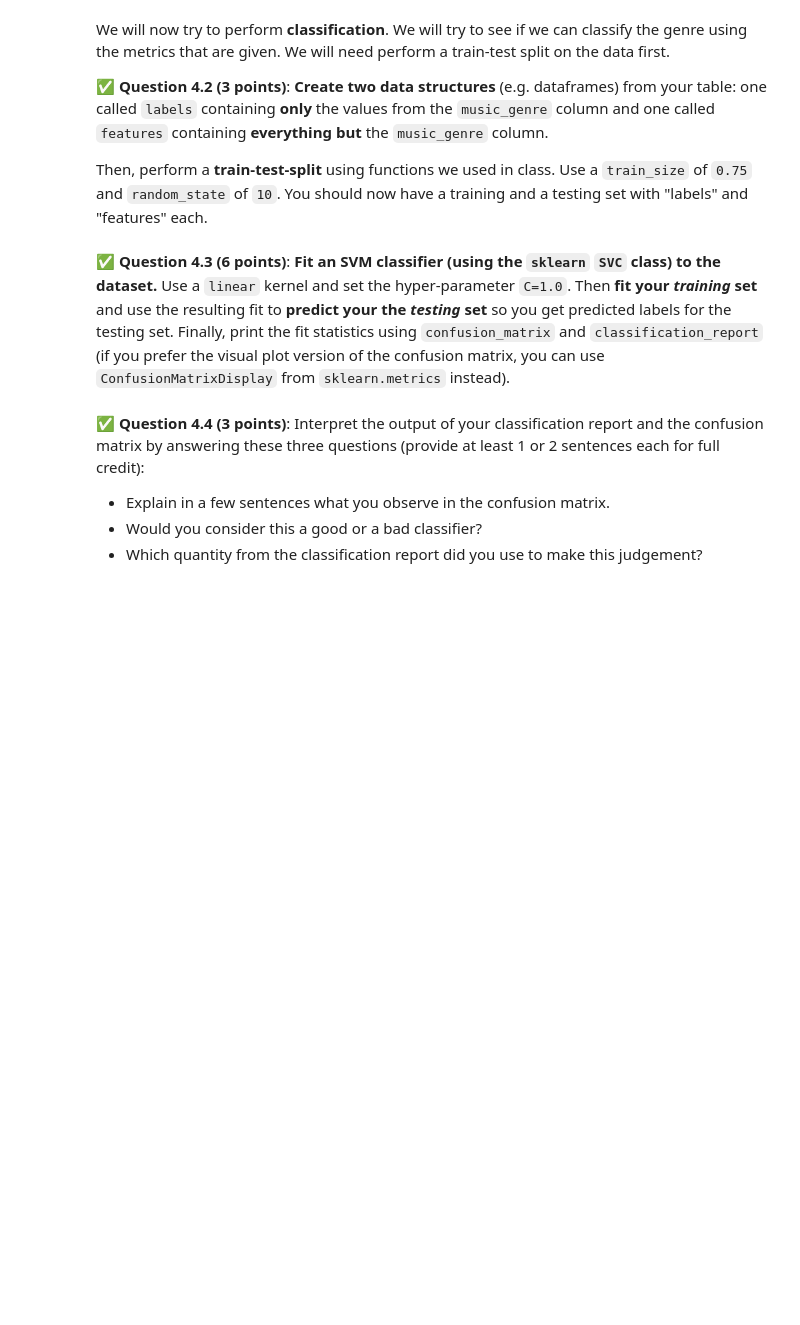
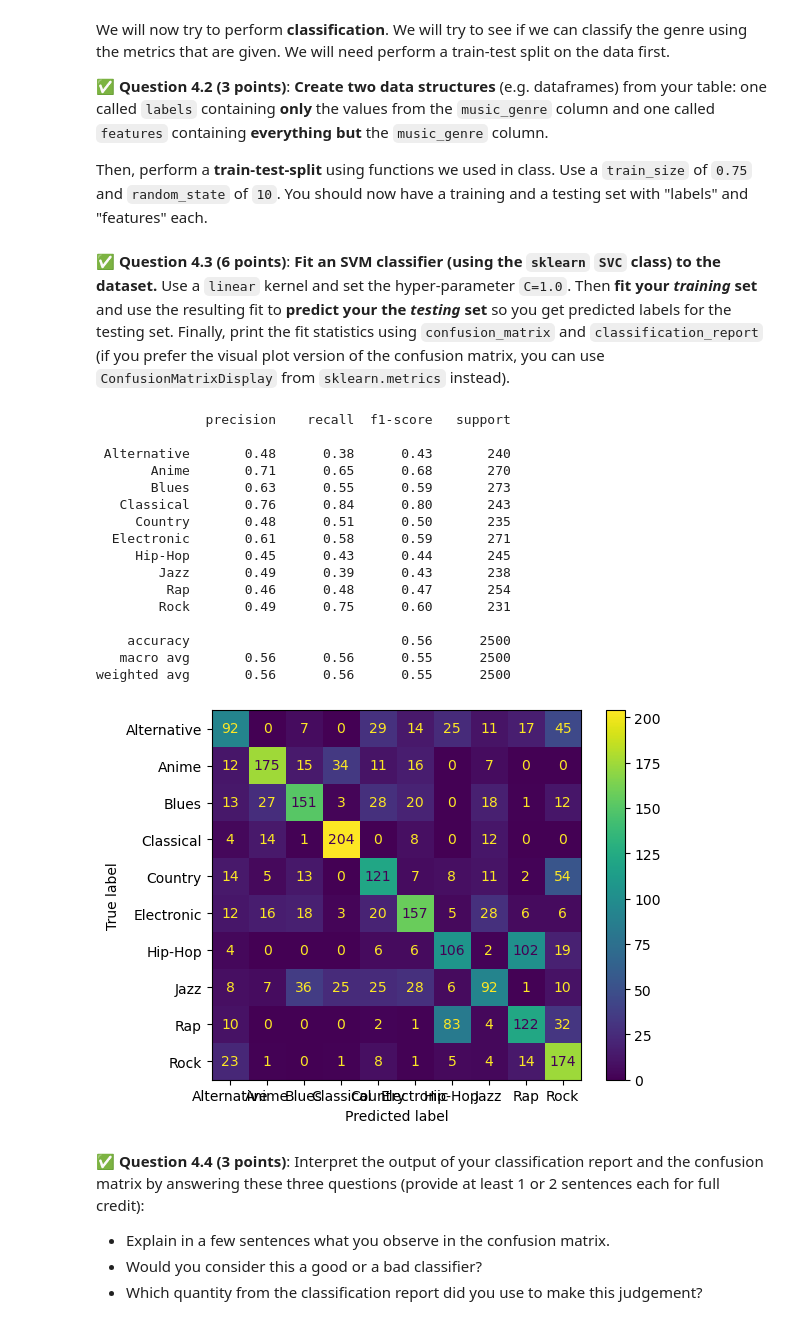
Before and after one commit to milneskylar/CMSE202-f23-turnin, a Jupyter notebook: final/CMSE202-Final-Section004-S24-STUDENT.ipynb, the cells around one changed output. Saved outputs shown, nothing was run; the diff lists cells and outputs as text; code cells hidden in the pictures; blank space fills up the shorter version.

```diff
--- a/final/CMSE202-Final-Section004-S24-STUDENT.ipynb
+++ b/final/CMSE202-Final-Section004-S24-STUDENT.ipynb
@@ -238,3 +238,5 @@ For this part of the exam, you will be using a dataset that records metrics abou
 &#9989; **Question 4.1 (1 point)**: To get started, **download the `music_genre_classifier.csv` file and place it in the same directory as your notebook**, then **read in the `music_genre_classifier.csv` dataset** and finally **display the first few rows of the data**. You can use **Pandas** for this task or any other Python tool you prefer.
 # %%
 ### Put your code here
+music = pd.read_csv('music_genre_classifier.csv')
+music.head()
@@ -249,2 +256,9 @@ Then, perform a **train-test-split** using functions we used in class. Use a `tr
+# %%
+### Put your code here
+from sklearn.model_selection import train_test_split
+labels = music['music_genre']
+features = music.drop(columns = 'music_genre')
+
+features_train, features_test, labels_train, labels_test = train_test_split(features, labels, test_size=0.25, random_state=10)
 # %% [markdown]
 &#9989; **Question 4.3 (6 points)**: **Fit an SVM classifier (using the `sklearn` `SVC` class) to the dataset.** Use a `linear` kernel and set the hyper-parameter `C=1.0`. Then **fit your *training* set** and use the resulting fit to **predict your the *testing* set** so you get predicted labels for the testing set. Finally, print the fit statistics using `confusion_matrix` and `classification_report` (if you prefer the visual plot version of the confusion matrix, you can use `ConfusionMatrixDisplay` from `sklearn.metrics` instead).
@@ -253,3 +265,40 @@ Then, perform a **train-test-split** using functions we used in class. Use a `tr
+# %%
+### Put your code here
+from sklearn import svm
+from sklearn.svm import SVC
+from sklearn.model_selection import GridSearchCV
+from sklearn.metrics import classification_report
+from sklearn.metrics import confusion_matrix, ConfusionMatrixDisplay
+
+clf = svm.SVC()
+clf.fit(features_train, labels_train)
+
+
+pred_labels = clf.predict(predict_vectors)
+predict_vectors = features_test
+true_labels = labels_test
+
+print(classification_report(true_labels, pred_labels, zero_division=0))
+
+ConfusionMatrixDisplay.from_estimator(clf, features_test, labels_test);
+# %% [output]
+              precision    recall  f1-score   support
+
+ Alternative       0.48      0.38      0.43       240
+       Anime       0.71      0.65      0.68       270
+       Blues       0.63      0.55      0.59       273
+   Classical       0.76      0.84      0.80       243
+     Country       0.48      0.51      0.50       235
+  Electronic       0.61      0.58      0.59       271
+     Hip-Hop       0.45      0.43      0.44       245
+        Jazz       0.49      0.39      0.43       238
+         Rap       0.46      0.48      0.47       254
+        Rock       0.49      0.75      0.60       231
+
+    accuracy                           0.56      2500
+   macro avg       0.56      0.56      0.55      2500
+weighted avg       0.56      0.56      0.55      2500
+[figure, added]
 # %% [markdown]
 &#9989; **Question 4.4 (3 points)**: Interpret the output of your classification report and the confusion matrix by answering these three questions (provide at least 1 or 2 sentences each for full credit):
 * Explain in a few sentences what you observe in the confusion matrix.
```
Also changed, not shown: parts of 10 cells of this notebook.
